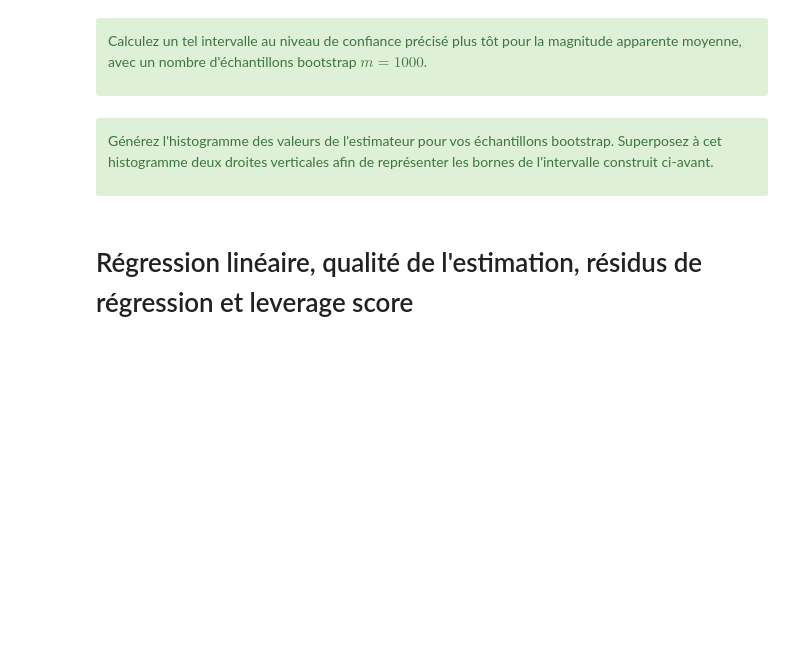
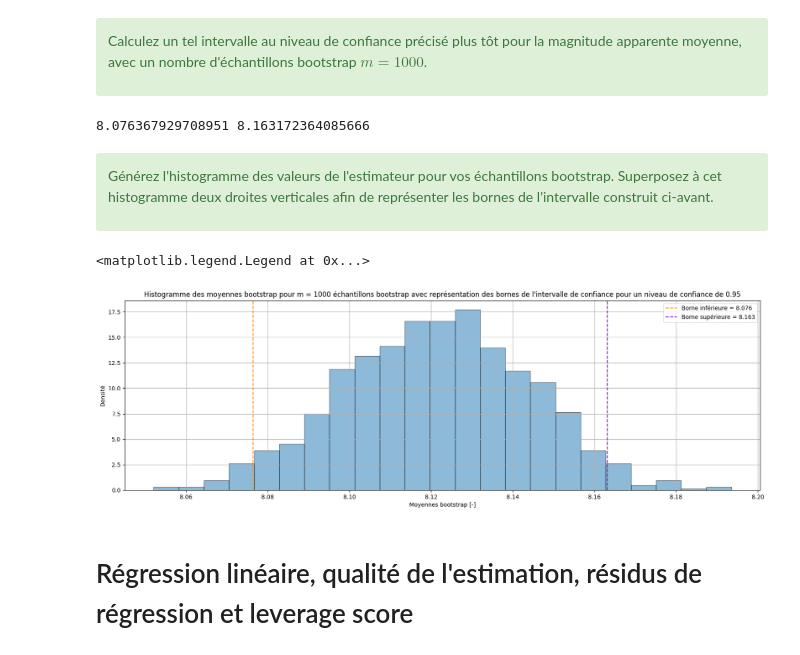
Before and after one commit to MehdiBoustani/Estimation-par-intervalle-et-regression, a Jupyter notebook: math0487_hw2.ipynb, the cells around one changed output. Drawn from its saved outputs; the diff is of its cells as text; code cells hidden in the pictures; blank space fills up the shorter version.

```diff
--- a/math0487_hw2.ipynb
+++ b/math0487_hw2.ipynb
@@ -233,12 +451,43 @@ Premièrement, de manière générique, donnez *toutes* les différentes étapes
 Calculez un tel intervalle au niveau de confiance précisé plus tôt pour la magnitude apparente moyenne, avec un nombre d'échantillons bootstrap $m=1000$.
 
 </div>
+# %%
+# Niveau de confiance demandé
+confidence = 0.95
+
+# Nombre d'échantillons bootstrap
+m = 1000
+
+#Récupération et affichage des bornes de l'intervalle
+boot_samples = stats.bootstrap((vmag,), np.mean, n_resamples = m, vectorized = False, axis = 0, confidence_level = 0.95, method='percentile')
+(borne_inf, borne_sup) = (boot_samples.confidence_interval.low, boot_samples.confidence_interval.high)
+
+print(borne_inf, borne_sup)
+# %% [output]
+8.076367929708951 8.163172364085666
 # %% [markdown]
 <div class="alert alert-block alert-success">
 
 Générez l'histogramme des valeurs de l'estimateur pour vos échantillons bootstrap. Superposez à cet histogramme deux droites verticales afin de représenter les bornes de l'intervalle construit ci-avant.
 
 </div>
+# %%
+# Récupération des estimateurs de chaque échantillon bootstrap
+boot_dis = boot_samples.bootstrap_distribution
+
+# Histogramme
+fig, axs = plt.subplots(figsize=(20, 6))
+axs.hist(boot_dis, bins='auto', density=True, edgecolor='black', alpha=0.5)
+axs.axvline(x=borne_inf, color='darkorange', linestyle='--', label=f'Borne inférieure = {borne_inf:.3f}')
+axs.axvline(x=borne_sup, color='darkviolet', linestyle='--', label=f'Borne supérieure = {borne_sup:.3f}')
+axs.set_title("Histogramme des moyennes bootstrap pour m = 1000 échantillons bootstrap avec représentation des bornes de l'intervalle de confiance pour un niveau de confiance de 0.95")
+axs.set_xlabel('Moyennes bootstrap [-]')
+axs.set_ylabel('Densité')
+axs.grid(True)
+axs.legend()
+# %% [output]
+<matplotlib.legend.Legend at 0x...>
+[figure, added]
 # %% [markdown]
 # Régression linéaire, qualité de l'estimation, résidus de régression et leverage score
 # %% [markdown]
```
Also changed, not shown: parts of 38 cells of this notebook.
